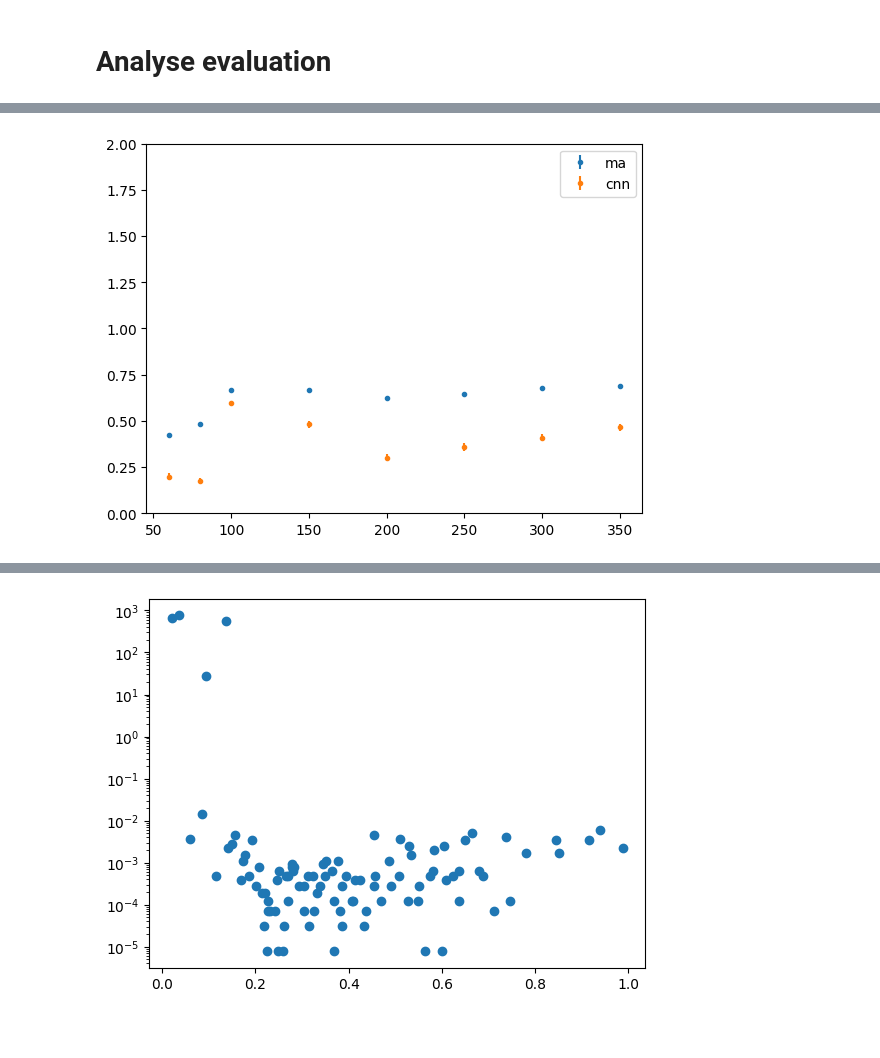
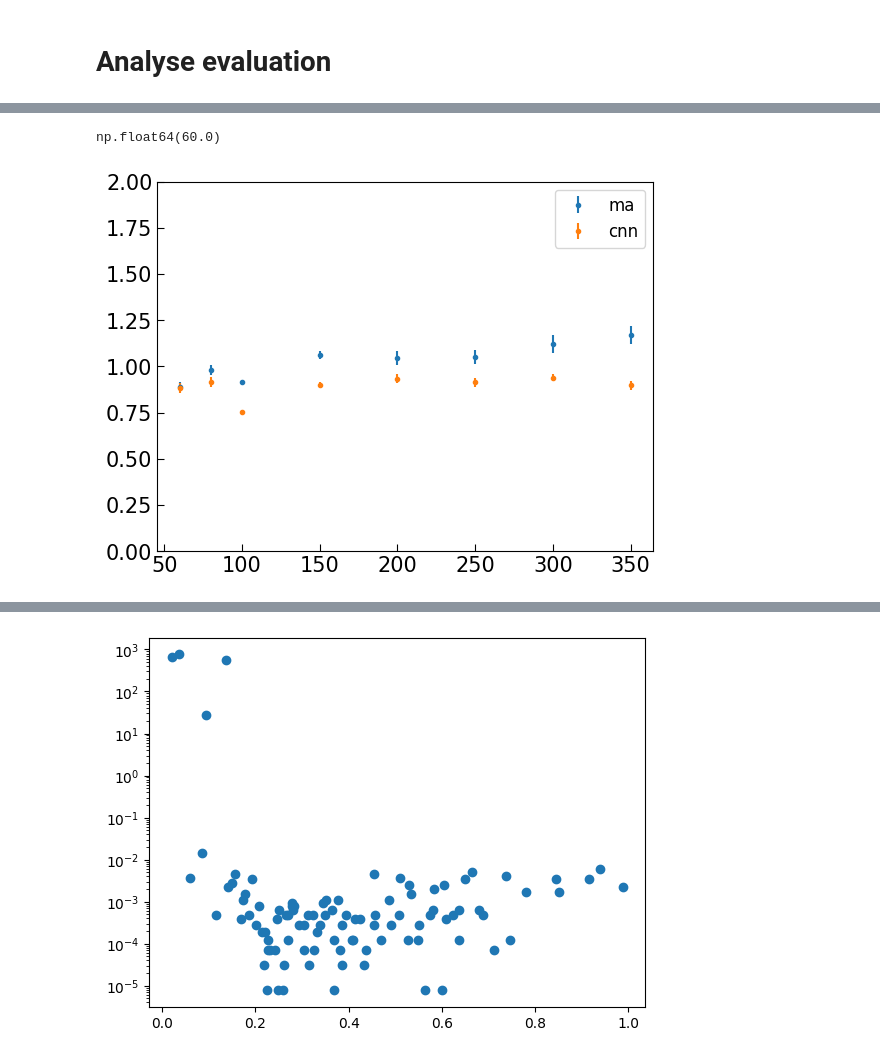
Before and after one commit to Bjartensen/python_focalh_clustering, a Jupyter notebook: notebooks/study.ipynb, the cells around one changed output, grey strips where cells are left out. Cells and saved outputs as stored; diff of their text form; code cells hidden in the pictures; blank space fills up the shorter version.

Commit message:
Some basic evaluations

```diff
--- a/notebooks/study.ipynb
+++ b/notebooks/study.ipynb
@@ -407,7 +450,11 @@ def plot_discrete(x,y,label=""):
 #plot_discrete(count, score)
 # %%
-ma_eval_file = "evaluation/eval_ma_01092025_053548.pkl"
-cnn_eval_file = "evaluation/eval_cnn_02092025_060217.pkl"
+#ma_eval_file = "evaluation/eval_ma_01092025_053548.pkl"
+ma_eval_file = "evaluation/eval_ma_02092025_103044.pkl"
+
+#cnn_eval_file = "evaluation/eval_cnn_02092025_060217.pkl"
+cnn_eval_file = "evaluation/eval_cnn_02092025_104200.pkl"
+
 
 with open(ma_eval_file, "rb") as f:
     loaded_bundle = pickle.load(f)
@@ -422,5 +469,5 @@ for key,value in ma_eval.items():
 
 
 for key,value in cnn_eval.items():
-    print(key)
+    print(type(value))
 # %% [output]
@@ -446,8 +625,12 @@ avg_energy
+# %%
+df_ma["avg_energy"].min()
+# %% [output]
+np.float64(60.0)
 # %%
-plot_discrete(ma_eval["avg_energy"], ma_eval["coverage"], "ma")
-plot_discrete(cnn_eval["avg_energy"], cnn_eval["coverage"], "cnn")
+plot_discrete(ma_eval["avg_energy"], ma_eval["efficiency"], "ma")
+plot_discrete(cnn_eval["avg_energy"], cnn_eval["efficiency"], "cnn")
 # %% [output]
-[figure, old version]
+[figure, new version]
 # %%
 from plotly.io import show
 # %%
```
Also changed, not shown: parts of 11 cells of this notebook, 7 other files.
